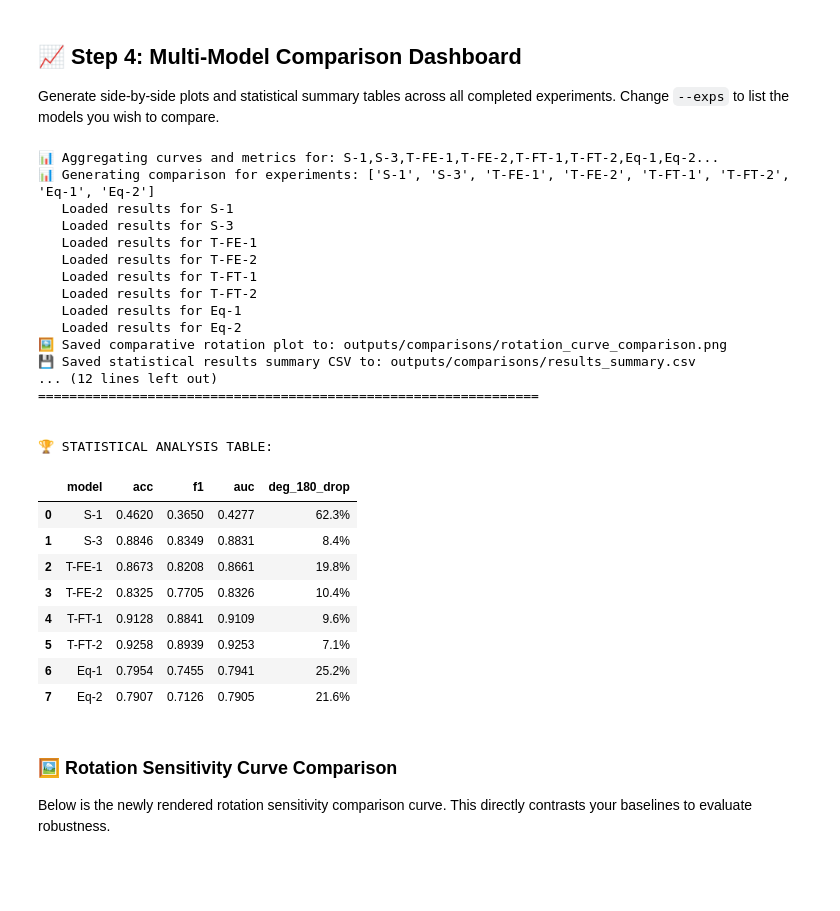
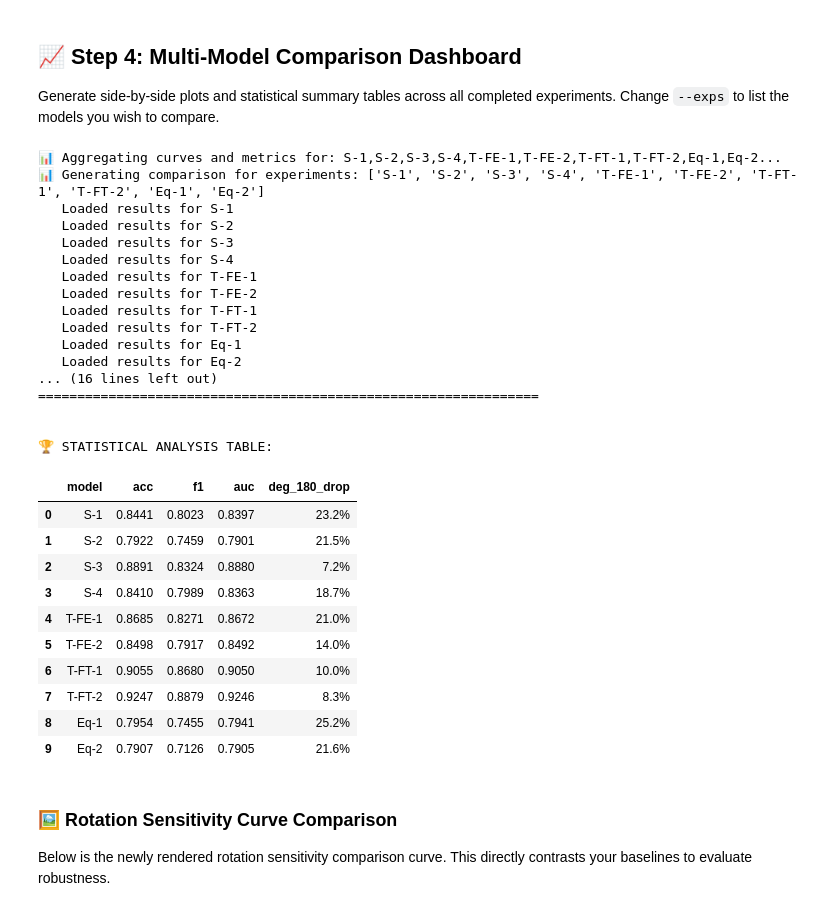
Before and after one commit to nofa8/Equivariant-Comparation-Rotation, a Jupyter notebook: notebooks/run_all_experiments.ipynb, the cells around one changed output. Cells and saved outputs as stored; diff of their text form; code cells hidden in the pictures; blank space fills up the shorter version.

Commit message:
fix: ran all of the run_all_Experiments

```diff
--- a/notebooks/run_all_experiments.ipynb
+++ b/notebooks/run_all_experiments.ipynb
@@ -228,45 +439,47 @@ Precision: 0.7311
 Generate side-by-side plots and statistical summary tables across all completed experiments. Change `--exps` to list the models you wish to compare.
 # %%
 # Define the experiments you want to include in your comparative analysis
-active_experiments = 'S-1,S-3,T-FE-1,T-FE-2,T-FT-1,T-FT-2,Eq-1,Eq-2'
+active_experiments = 'S-1,S-2,S-3,S-4,T-FE-1,T-FE-2,T-FT-1,T-FT-2,Eq-1,Eq-2'
 
 print(f"📊 Aggregating curves and metrics for: {active_experiments}...")
 cmd = f"PYTHONPATH=. uv run python scripts/generate_comparison.py --exps {active_experiments}"
 os.system(cmd)
 
 # Load and display statistical summary table
 summary_df = pd.read_csv("outputs/comparisons/results_summary.csv")
 summary_df['deg_180_drop'] = summary_df['deg_180_drop'].apply(lambda x: f"{x:.1%}")
 
 print("\n🏆 STATISTICAL ANALYSIS TABLE:")
 display(summary_df)
 # %% [output]
-📊 Aggregating curves and metrics for: S-1,S-3,T-FE-1,T-FE-2,T-FT-1,T-FT-2,Eq-1,Eq-2...
-📊 Generating comparison for experiments: ['S-1', 'S-3', 'T-FE-1', 'T-FE-2', 'T-FT-1', 'T-FT-2', 'Eq-1', 'Eq-2']
+📊 Aggregating curves and metrics for: S-1,S-2,S-3,S-4,T-FE-1,T-FE-2,T-FT-1,T-FT-2,Eq-1,Eq-2...
+📊 Generating comparison for experiments: ['S-1', 'S-2', 'S-3', 'S-4', 'T-FE-1', 'T-FE-2', 'T-FT-1', 'T-FT-2', 'Eq-1', 'Eq-2']
    Loaded results for S-1
+   Loaded results for S-2
    Loaded results for S-3
+   Loaded results for S-4
    Loaded results for T-FE-1
    Loaded results for T-FE-2
    Loaded results for T-FT-1
    Loaded results for T-FT-2
    Loaded results for Eq-1
    Loaded results for Eq-2
-🖼️ Saved comparative rotation plot to: outputs/comparisons/rotation_curve_comparison.png
-💾 Saved statistical results summary CSV to: outputs/comparisons/results_summary.csv
-... (12 lines left out)
+... (16 lines left out)
 ================================================================
 
 
 🏆 STATISTICAL ANALYSIS TABLE:
 |  | model | acc | f1 | auc | deg_180_drop |
-| 0 | S-1 | 0.4620 | 0.3650 | 0.4277 | 62.3% |
-| 1 | S-3 | 0.8846 | 0.8349 | 0.8831 | 8.4% |
-| 2 | T-FE-1 | 0.8673 | 0.8208 | 0.8661 | 19.8% |
-| 3 | T-FE-2 | 0.8325 | 0.7705 | 0.8326 | 10.4% |
-| 4 | T-FT-1 | 0.9128 | 0.8841 | 0.9109 | 9.6% |
-| 5 | T-FT-2 | 0.9258 | 0.8939 | 0.9253 | 7.1% |
-| 6 | Eq-1 | 0.7954 | 0.7455 | 0.7941 | 25.2% |
-| 7 | Eq-2 | 0.7907 | 0.7126 | 0.7905 | 21.6% |
+| 0 | S-1 | 0.8441 | 0.8023 | 0.8397 | 23.2% |
+| 1 | S-2 | 0.7922 | 0.7459 | 0.7901 | 21.5% |
+| 2 | S-3 | 0.8891 | 0.8324 | 0.8880 | 7.2% |
+| 3 | S-4 | 0.8410 | 0.7989 | 0.8363 | 18.7% |
+| 4 | T-FE-1 | 0.8685 | 0.8271 | 0.8672 | 21.0% |
+| 5 | T-FE-2 | 0.8498 | 0.7917 | 0.8492 | 14.0% |
+| 6 | T-FT-1 | 0.9055 | 0.8680 | 0.9050 | 10.0% |
+| 7 | T-FT-2 | 0.9247 | 0.8879 | 0.9246 | 8.3% |
+| 8 | Eq-1 | 0.7954 | 0.7455 | 0.7941 | 25.2% |
+| 9 | Eq-2 | 0.7907 | 0.7126 | 0.7905 | 21.6% |
 # %% [markdown]
 ### 🖼️ Rotation Sensitivity Curve Comparison
 
```
Also changed, not shown: parts of 11 cells of this notebook, 34 other files.
